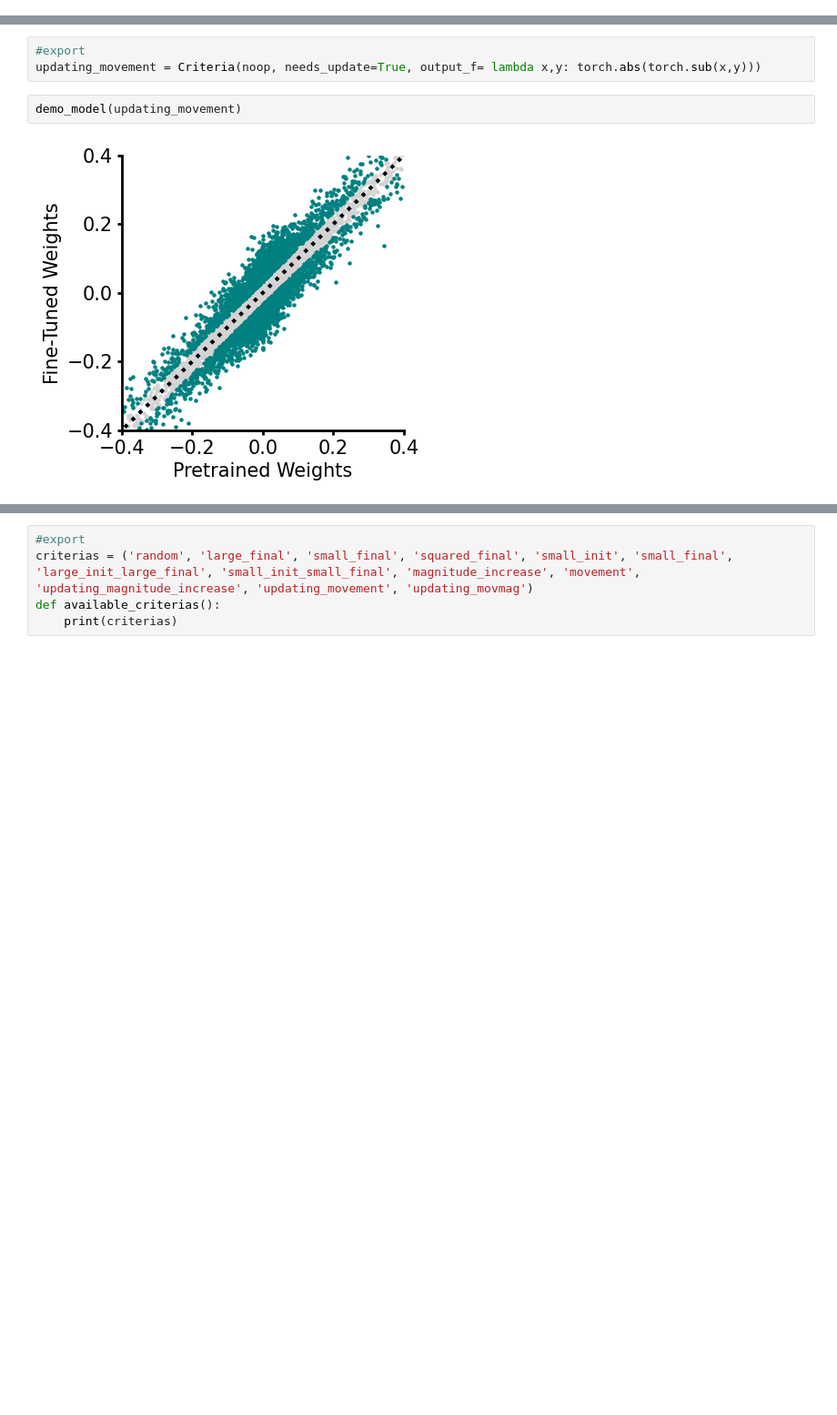
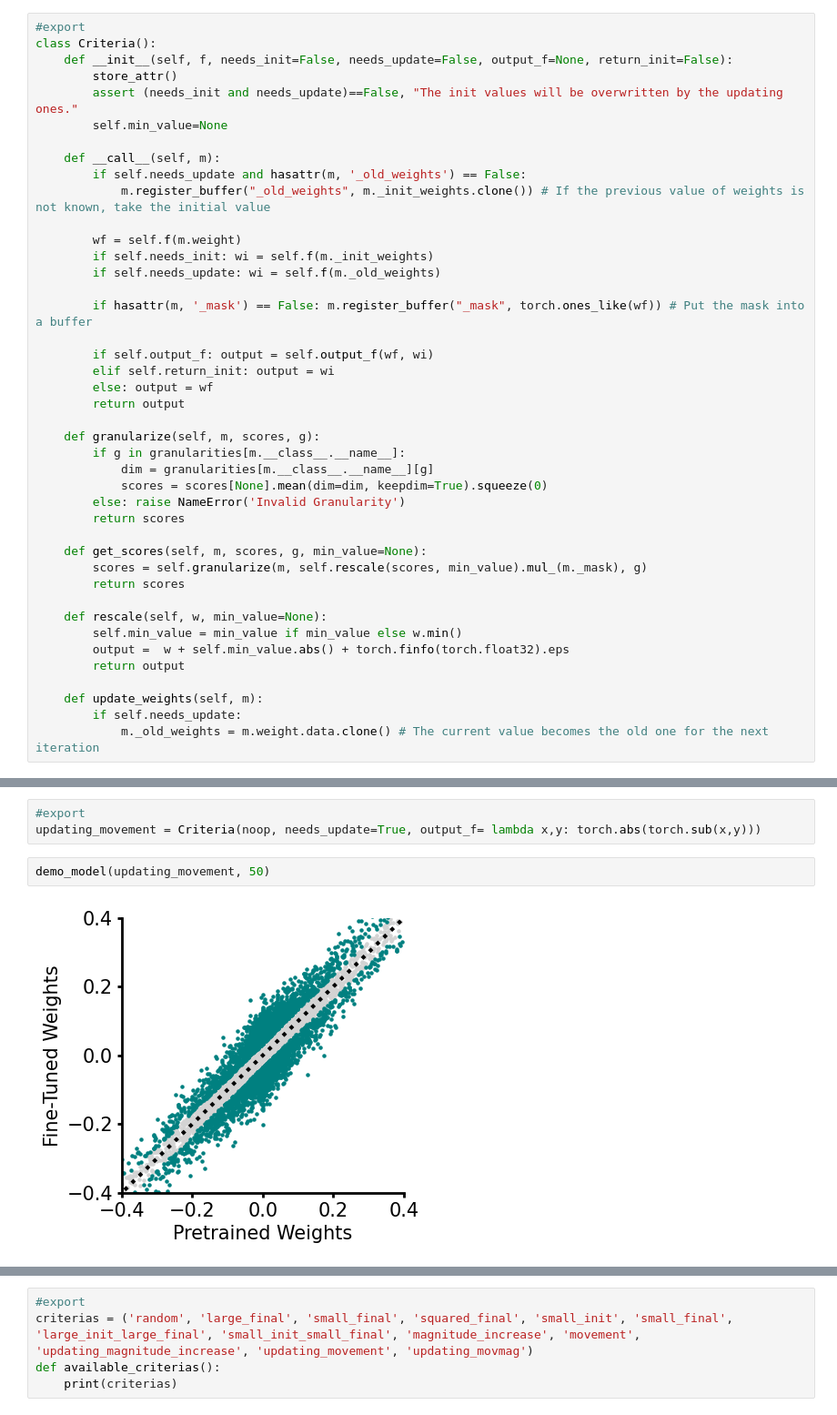
Before and after one commit to nathanhubens/fasterai, a Jupyter notebook: nbs/0b_criteria.ipynb, the cells around one changed output, grey strips where cells are left out. Shown at 91% size. Cells and saved outputs as stored; diff of their text form; blank space fills up the shorter version.

Commit message:
Sparsifier/Criteria Improvement

```diff
--- a/nbs/0b_criteria.ipynb
+++ b/nbs/0b_criteria.ipynb
@@ -81,3 +57,45 @@ class Criteria():
+# %%
+#export
+class Criteria():
+    def __init__(self, f, needs_init=False, needs_update=False, output_f=None, return_init=False):
+        store_attr()
+        assert (needs_init and needs_update)==False, "The init values will be overwritten by the updating ones."
+        self.min_value=None
+
+    def __call__(self, m):
+        if self.needs_update and hasattr(m, '_old_weights') == False:
+            m.register_buffer("_old_weights", m._init_weights.clone()) # If the previous value of weights is not known, take the initial value
+
+        wf = self.f(m.weight)
+        if self.needs_init: wi = self.f(m._init_weights)
+        if self.needs_update: wi = self.f(m._old_weights)
+
+        if hasattr(m, '_mask') == False: m.register_buffer("_mask", torch.ones_like(wf)) # Put the mask into a buffer
+
+        if self.output_f: output = self.output_f(wf, wi)
+        elif self.return_init: output = wi
+        else: output = wf
+        return output
+
+    def granularize(self, m, scores, g):
+        if g in granularities[m.__class__.__name__]:
+            dim = granularities[m.__class__.__name__][g]
+            scores = scores[None].mean(dim=dim, keepdim=True).squeeze(0)
+        else: raise NameError('Invalid Granularity')
+        return scores
+
+    def get_scores(self, m, scores, g, min_value=None):
+        scores = self.granularize(m, self.rescale(scores, min_value).mul_(m._mask), g)
+        return scores
+
+    def rescale(self, w, min_value=None):
+        self.min_value = min_value if min_value else w.min()
+        output =  w + self.min_value.abs() + torch.finfo(torch.float32).eps
+        return output
+
+    def update_weights(self, m):
+        if self.needs_update:
+            m._old_weights = m.weight.data.clone() # The current value becomes the old one for the next iteration
 # %% [markdown]
 ## Weight Based Criteria
 # %% [markdown]
@@ -189,7 +207,7 @@ demo_model(updating_magnitude_increase)
 #export
 updating_movement = Criteria(noop, needs_update=True, output_f= lambda x,y: torch.abs(torch.sub(x,y)))
 # %%
-demo_model(updating_movement)
+demo_model(updating_movement, 50)
 # %% [output]
-[figure, old version]
+[figure, new version]
 # %% [markdown]
```
Also changed, not shown: parts of 38 cells of this notebook, 15 other files.
